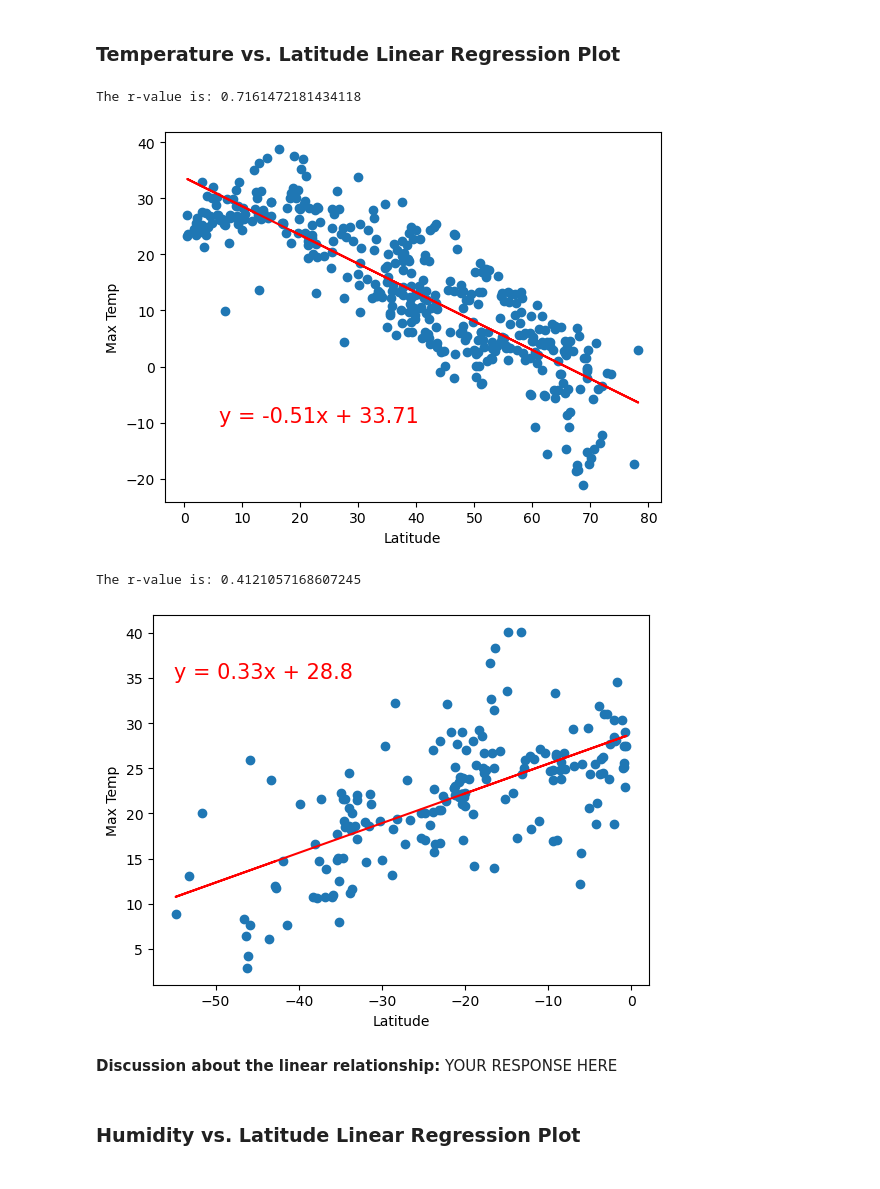
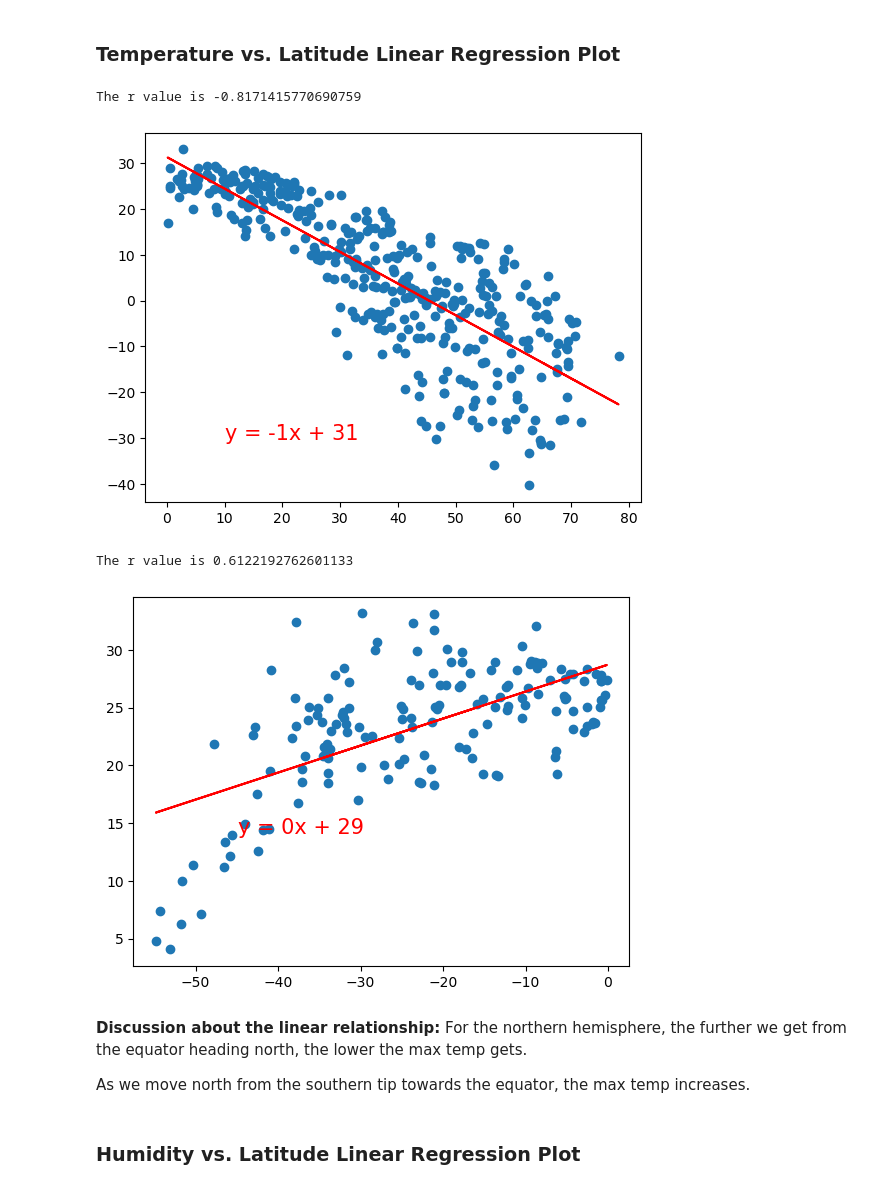
Before and after one commit to JerricaRaemer/Python_APIs, a Jupyter notebook: WeatherPy/WeatherPy.ipynb, the cells around one changed output. Cells and saved outputs as stored; diff of their text form; code cells hidden in the pictures.

```diff
--- a/WeatherPy/WeatherPy.ipynb
+++ b/WeatherPy/WeatherPy.ipynb
@@ -172,6 +175,6 @@ city_data_df.to_csv("output_data/cities.csv", index_label="City_ID")
 # %%
 # Read saved data
-city_data_df = pd.read_csv("output_data/cities.csv", index_col="City_ID")
+city_data_df = pd.read_csv("../Starter_Code/output_data/cities.csv", index_col="City_ID")
 
 # Display sample data
 city_data_df.head()
@@ -259,6 +267,17 @@ plt.show()
+# %%
+# Define a function to create Linear Regression plots
+def linear_func_plot(x,y):
+    slope, intercept, rvalue, pvalue, stderror = stats.linregress(x,y)
+    print(f"The r value is {rvalue}")
+    fit = slope * x + intercept
+    plt.scatter(x,y)
+    plt.plot(x, fit, color='red')
+    line_eq = "y = " + str(round(slope)) + "x + " + str(round(intercept))
+    plt.annotate(line_eq,(min(x)+10,min(y)+10),fontsize=15,color='red')
+    plt.show()
 # %%
 # Create a DataFrame with the Northern Hemisphere data (Latitude >= 0)
-# YOUR CODE HERE
+northern_hemi_df = city_data_df.loc[city_data_df['Lat']>=0,:]
 
 # Display sample data
 northern_hemi_df.head()
@@ -288,17 +307,19 @@ southern_hemi_df.head()
 ###  Temperature vs. Latitude Linear Regression Plot
 # %%
 # Linear regression on Northern Hemisphere
-# YOUR CODE HERE
+linear_func_plot(northern_hemi_df['Lat'], northern_hemi_df['Max Temp'])
 # %% [output]
-The r-value is: 0.7161472181434118
+The r value is -0.8171415770690759
-[figure, old version]
+[figure, new version]
 # %%
 # Linear regression on Southern Hemisphere
-# YOUR CODE HERE
+linear_func_plot(southern_hemi_df['Lat'], southern_hemi_df['Max Temp'])
 # %% [output]
-The r-value is: 0.4121057168607245
+The r value is 0.6122192762601133
-[figure, old version]
+[figure, new version]
-# %% [markdown]
-**Discussion about the linear relationship:** YOUR RESPONSE HERE
+# %% [markdown]
+**Discussion about the linear relationship:** For the northern hemisphere, the further we get from the equator heading north, the lower the max temp gets.
+
+As we move north from the southern tip towards the equator, the max temp increases.
 # %% [markdown]
 ### Humidity vs. Latitude Linear Regression Plot
```
Also changed, not shown: parts of 32 cells of this notebook, 6 other files.
